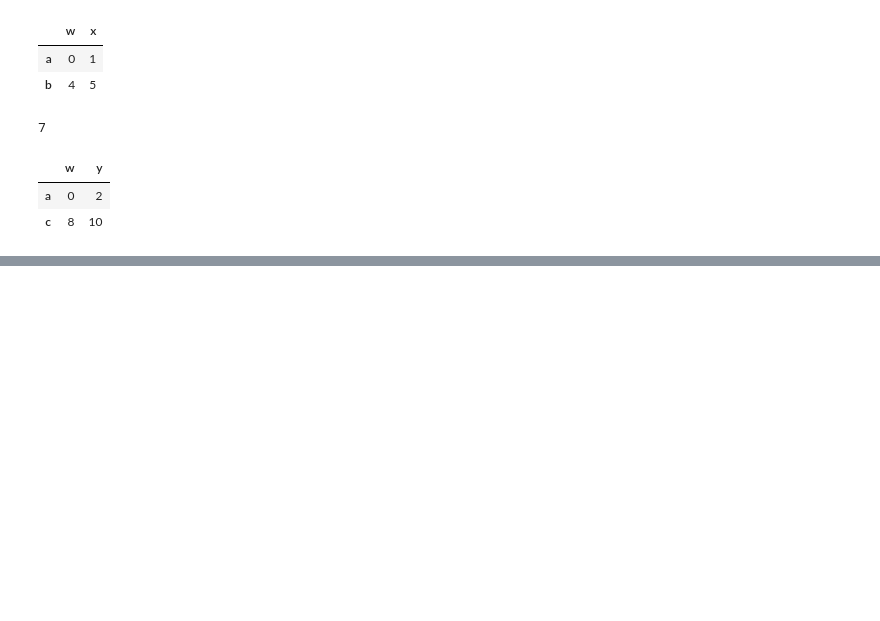
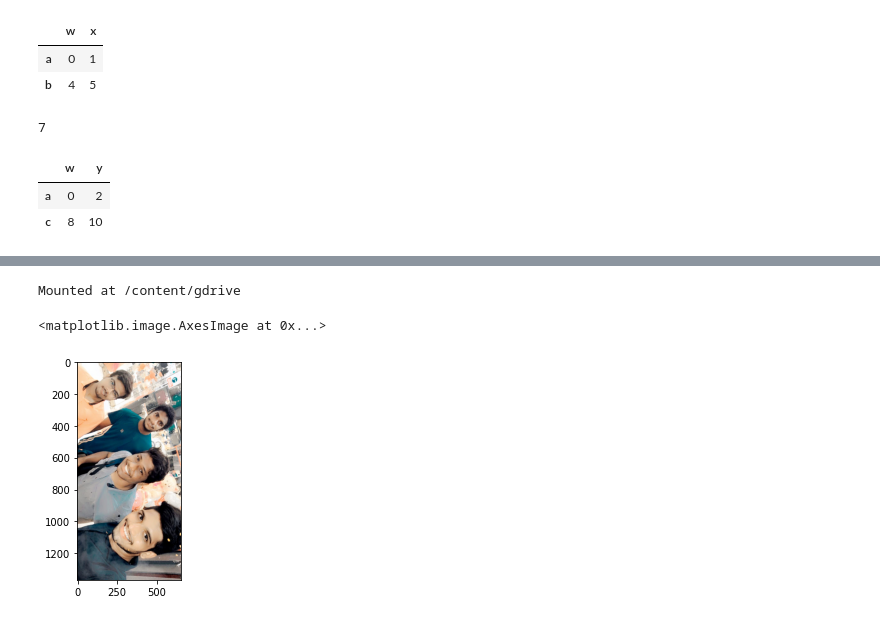
Before and after one commit to Mohit172003/fmml-assisments, a Jupyter notebook: Copy_of_FMML_Aug22_M1Lab1_PythonBasics.ipynb, the cells around one changed output, grey strips where cells are left out. Saved outputs shown, nothing was run; the diff lists cells and outputs as text; code cells hidden in the pictures; blank space fills up the shorter version.

```diff
--- a/Copy_of_FMML_Aug22_M1Lab1_PythonBasics.ipynb
+++ b/Copy_of_FMML_Aug22_M1Lab1_PythonBasics.ipynb
@@ -509,3 +509,8 @@ plt.show()
+# %%
+from google.colab import drive
+drive.mount('/content/gdrive')
+# %% [output]
+Mounted at /content/gdrive
 # %%
 ## Question 3 : Upload an image to your google drive, Use plt.imread to read image from the google drive and then print that image using plt.imshow
 
@@ -513,3 +518,8 @@ plt.show()
 ## Answer 3 :
 
 ## 1) make sure drive is loaded and then upload a test image onto your drive
+# %%
+plt.imshow(plt.imread('/CEEE6908.JPG'))
+# %% [output]
+<matplotlib.image.AxesImage at 0x...>
+[figure, added]
```
Also changed, not shown: parts of 2 cells of this notebook.
